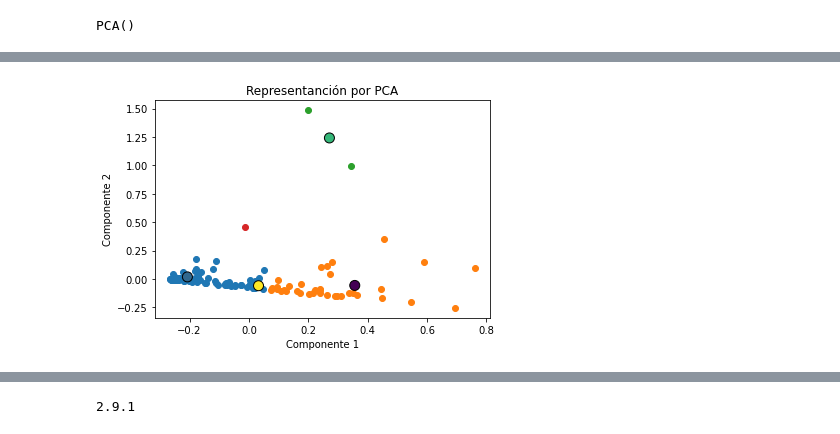
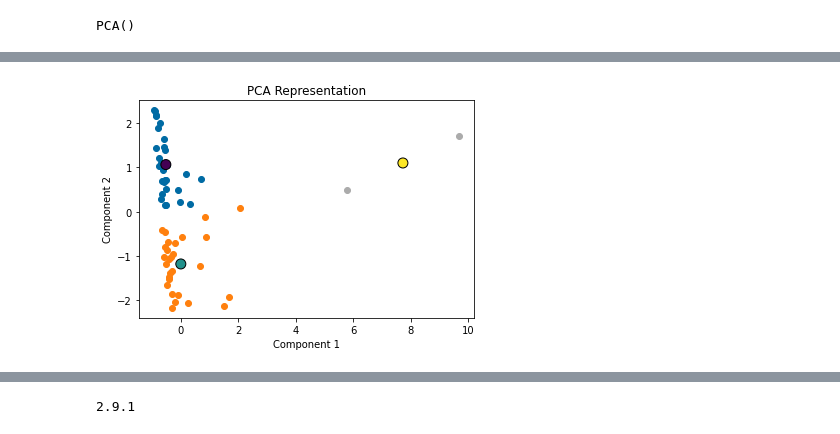
Before and after one commit to dataismyname/data_science_python_projects, a Jupyter notebook: Clustering_covid19.ipynb, the cells around one changed output, grey strips where cells are left out. Saved outputs shown, nothing was run; the diff lists cells and outputs as text; code cells hidden in the pictures.

```diff
--- a/Clustering_covid19.ipynb
+++ b/Clustering_covid19.ipynb
@@ -194,8 +187,11 @@ x_clust=mms.fit_transform(x_clust)
+# %%
+ss=StandardScaler()
+x_clust=ss.fit_transform(x_clust)
 # %%
-#Se calcula el WCSS para diferentes no. de clusters y se grafica para aplicar el Elbow method
+#WCSS is calculated for different number of clusters and plotted to apply the Elbow method
 wcss = []
 for i in range(1, 11):
-    kmeans_wcss = KMeans(n_clusters = i, init = 'k-means++', random_state = 42)
+    kmeans_wcss = KMeans(n_clusters = i, init = 'k-means++', random_state = 42, n_init = 'auto')
     kmeans_wcss.fit(x_clust)
     wcss.append(kmeans_wcss.inertia_)
 # %%
@@ -212,13 +206,13 @@ plt.show()
 # %%
-#Se calcula Silhouette Score para diferentes no. de clusters
+#Silhouette Score is calculated for different number of clusters
 silhouette_coefficients = []
 for i in range(2,11):
-    model_km_ss = KMeans(n_clusters=i, random_state=42)
+    model_km_ss = KMeans(n_clusters = i, random_state = 42, n_init = 'auto')
     # Fit the KMeans model
     model_km_ss.fit_predict(x_clust)
     # Calculate Silhoutte Score
     score = silhouette_score(x_clust, model_km_ss.labels_, metric='euclidean')
     # Print the score
-    print('Numero de clusters ',i, 'Silhouetter Score: %.3f' % score)
+    print('Clusters ',i, 'Silhouetter Score: %.3f' % score)
     silhouette_coefficients.append(score)
 # %% [output]
@@ -246,6 +240,6 @@ plt.show()
 # %%
 # KMeans
-model_KM = KMeans(n_clusters=4)
+model_KM = KMeans(n_clusters=3, n_init = 'auto')
 model_KM.fit(x_clust)
 yhat_KM=model_KM.predict(x_clust)
 yhat_KM
@@ -394,18 +352,18 @@ cc_ca
 # %%
-#Se genera un gráfico de dispersión de los clusters con los valores de PCA y sus centroides
+#A scatter plot of the clusters with the PCA values and their centroids is generated
 plt.figure(figsize=(6,4))
 clust_val = np.unique(yhat_KM_pca)
 for val in clust_val:
- row_ix = np.where(yhat_KM == val)
+ row_ix = np.where(yhat_KM_pca == val)
  plt.scatter(x_clust_pca[row_ix, 0], x_clust_pca[row_ix, 1])
 plt.scatter(model_KM.cluster_centers_[:,0], model_KM.cluster_centers_[:,1],
                 s=100, c=clust_val, edgecolors='black')
-plt.title('Representanción por PCA')
-plt.xlabel('Componente 1')
-plt.ylabel('Componente 2')
+plt.title('PCA Representation')
+plt.xlabel('Component 1')
+plt.ylabel('Component 2')
 plt.show()
 # %% [output]
-[figure, old version]
+[figure, new version]
 # %%
 # Mean Shift
 model_MS=MeanShift()
```
Also changed, not shown: parts of 71 cells of this notebook.
